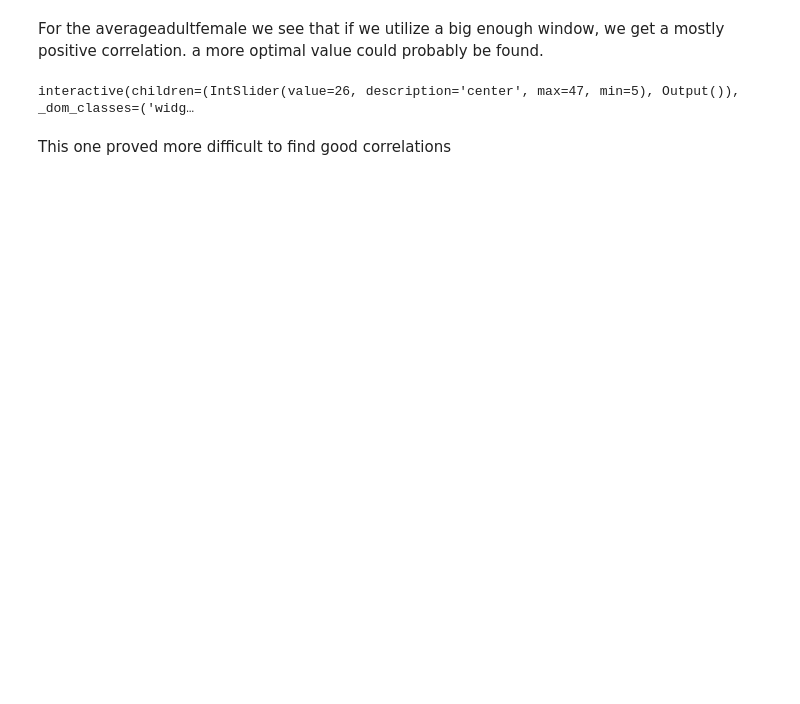
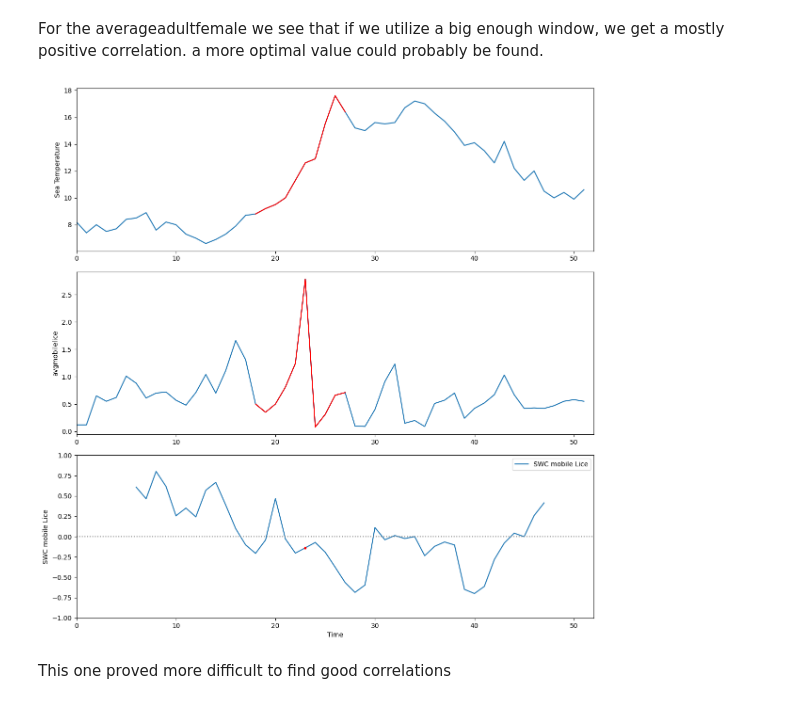
Before and after one commit to Pinglepi/NMBU_schoolprojects, a Jupyter notebook: ind320/project_3.ipynb, the cells around one changed output. Saved outputs shown, nothing was run; the diff lists cells and outputs as text; code cells hidden in the pictures; blank space fills up the shorter version.

```diff
--- a/ind320/project_3.ipynb
+++ b/ind320/project_3.ipynb
@@ -220,50 +217,44 @@ For the averageadultfemale we see that if we utilize a big enough window, we get
 # %%
 # do the same as above but for mobile lice
 window_size = 10
 lag = 1  # Adjusted for demonstration
 
 # Calculate sliding window correlations
 
 swc_mobile_lice = calculate_sliding_window_correlation(df, 'seatemperature', 'avgmobilelice', window_size, lag)
 
 # Plotting function with interactive slider
+plt.figure(figsize=(12, 12))
 
-def plot_SWC(center):
-    plt.figure(figsize=(12, 12))
+# Plotting seaTemperature and highlighting center window
+plt.subplot(3, 1, 1)
+plt.plot(df['seatemperature'], label='Sea Temperature')
+plt.plot(range(center - window_size//2, center + window_size//2), df['seatemperature'][center - window_size//2:center + window_size//2], color="red")
+plt.ylabel('Sea Temperature')
+plt.xlim(0, len(df['seatemperature']))
 
-    # Plotting seaTemperature and highlighting center window
-    plt.subplot(3, 1, 1)
-    plt.plot(df['seatemperature'], label='Sea Temperature')
-    plt.plot(range(center - window_size//2, center + window_size//2), df['seatemperature'][center - window_size//2:center + window_size//2], color="red")
-    plt.ylabel('Sea Temperature')
-    plt.xlim(0, len(df['seatemperature']))
+# Plotting avgmobilelice and highlighting center window
+plt.subplot(3, 1, 2)
+plt.plot(df['avgmobilelice'], label='avgmobilelice')
+plt.plot(range(center - window_size//2, center + window_size//2), df['avgmobilelice'][center - window_size//2:center + window_size//2], color="red")
+plt.ylabel('avgmobilelice')
+plt.xlim(0, len(df['avgmobilelice']))
 
-    # Plotting avgmobilelice and highlighting center window
-    plt.subplot(3, 1, 2)
-    plt.plot(df['avgmobilelice'], label='avgmobilelice')
-    plt.plot(range(center - window_size//2, center + window_size//2), df['avgmobilelice'][center - window_size//2:center + window_size//2], color="red")
-    plt.ylabel('avgmobilelice')
-    plt.xlim(0, len(df['avgmobilelice']))
+# Plotting Sliding Window Correlation for avgmobilelice
+plt.subplot(3, 1, 3)
+plt.plot(swc_mobile_lice, label='SWC mobile Lice')
+plt.plot(center, swc_mobile_lice[center], 'r.')
+plt.axhline(y=0, color='gray', linestyle=':')
+plt.ylim(-1, 1)
+plt.xlim(0, len(df['seatemperature']))
+plt.xlabel('Time')
+plt.ylabel('SWC mobile Lice')
+plt.legend()
 
-    # Plotting Sliding Window Correlation for avgmobilelice
-    plt.subplot(3, 1, 3)
-    plt.plot(swc_mobile_lice, label='SWC mobile Lice')
-    plt.plot(center, swc_mobile_lice[center], 'r.')
-    plt.axhline(y=0, color='gray', linestyle=':')
-    plt.ylim(-1, 1)
-    plt.xlim(0, len(df['seatemperature']))
-    plt.xlabel('Time')
-    plt.ylabel('SWC mobile Lice')
-    plt.legend()
-
-    plt.tight_layout()
-    plt.show()
-
-
-# Displaying the interactive plot
-interact(plot_SWC, center=(window_size//2, len(df['seatemperature']) - window_size//2, 1)); # Semi-colon to suppress output
+plt.tight_layout()
+plt.show()
 # %% [output]
-interactive(children=(IntSlider(value=26, description='center', max=47, min=5), Output()), _dom_classes=('widg…
+[figure, added]
 # %% [markdown]
 This one proved more difficult to find good correlations
 # %%
```
Also changed, not shown: parts of 2 cells of this notebook.
